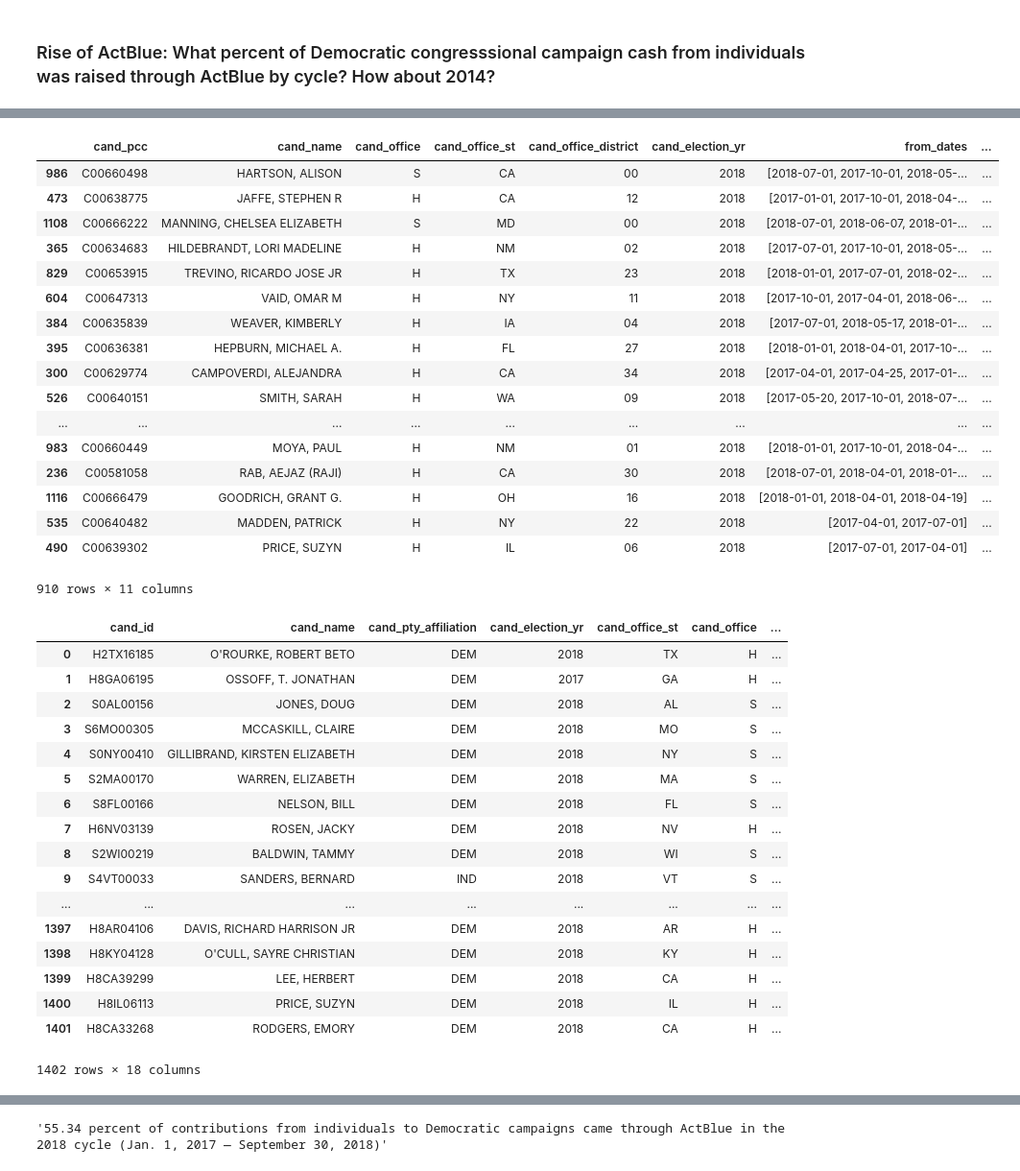
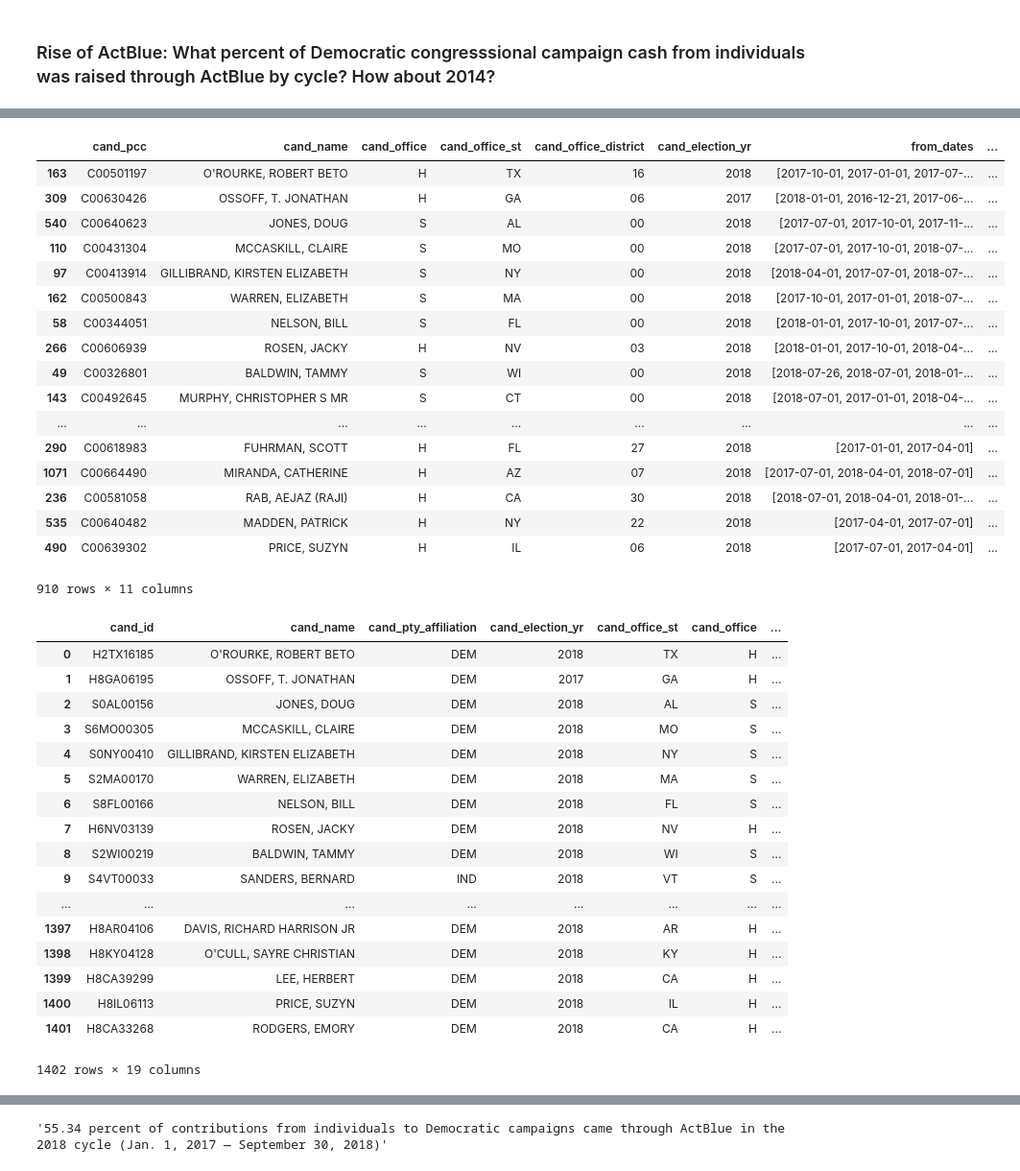
Before and after one commit to PublicI/actblue-analysis, a Jupyter notebook: analysis.ipynb, the cells around one changed output, grey strips where cells are left out. Shown at 96% size. Cells and saved outputs as stored; diff of their text form; code cells hidden in the pictures.

```diff
--- a/analysis.ipynb
+++ b/analysis.ipynb
@@ -775,23 +775,23 @@ actblue_proportion_amount[(actblue_proportion_amount['percent'] > 1) & (actblue_
 | 8 | C00213512 | PELOSI, NANCY | H | CA | 12 | 2018 | [2018-01-01, 2018-04-01, 2017-10-... | ... |
 | 977 | C00660340 | ALU CAMPAGNA, SHERYL FRANCYS | H | HI | 02 | 2018 | [2018-01-01, 2018-07-01, 2018-07-... | ... |
 # %%
-actblue_proportion_amount[(~actblue_proportion_amount['percent'].isna()) & (actblue_proportion_amount['percent'] <= 1) & (actblue_proportion_amount['committee_total'] > 20000)].sort_values(by=['percent'],ascending=False)
+actblue_proportion_amount[(~actblue_proportion_amount['percent'].isna()) & (actblue_proportion_amount['percent'] <= 1) & (actblue_proportion_amount['committee_total'] > 20000)].sort_values(by=['actblue_total'],ascending=False)
 # %% [output]
 |  | cand_pcc | cand_name | cand_office | cand_office_st | cand_office_district | cand_election_yr | from_dates | ... |
-| 986 | C00660498 | HARTSON, ALISON | S | CA | 00 | 2018 | [2018-07-01, 2017-10-01, 2018-05-... | ... |
-| 473 | C00638775 | JAFFE, STEPHEN R | H | CA | 12 | 2018 | [2017-01-01, 2017-10-01, 2018-04-... | ... |
-| 1108 | C00666222 | MANNING, CHELSEA ELIZABETH | S | MD | 00 | 2018 | [2018-07-01, 2018-06-07, 2018-01-... | ... |
-| 365 | C00634683 | HILDEBRANDT, LORI MADELINE | H | NM | 02 | 2018 | [2017-07-01, 2017-10-01, 2018-05-... | ... |
-| 829 | C00653915 | TREVINO, RICARDO JOSE JR | H | TX | 23 | 2018 | [2018-01-01, 2017-07-01, 2018-02-... | ... |
-| 604 | C00647313 | VAID, OMAR M | H | NY | 11 | 2018 | [2017-10-01, 2017-04-01, 2018-06-... | ... |
-| 384 | C00635839 | WEAVER, KIMBERLY | H | IA | 04 | 2018 | [2017-07-01, 2018-05-17, 2018-01-... | ... |
-| 395 | C00636381 | HEPBURN, MICHAEL A. | H | FL | 27 | 2018 | [2018-01-01, 2018-04-01, 2017-10-... | ... |
-| 300 | C00629774 | CAMPOVERDI, ALEJANDRA | H | CA | 34 | 2018 | [2017-04-01, 2017-04-25, 2017-01-... | ... |
-| 526 | C00640151 | SMITH, SARAH | H | WA | 09 | 2018 | [2017-05-20, 2017-10-01, 2018-07-... | ... |
+| 163 | C00501197 | O'ROURKE, ROBERT BETO | H | TX | 16 | 2018 | [2017-10-01, 2017-01-01, 2017-07-... | ... |
+| 309 | C00630426 | OSSOFF, T. JONATHAN | H | GA | 06 | 2017 | [2018-01-01, 2016-12-21, 2017-06-... | ... |
+| 540 | C00640623 | JONES, DOUG | S | AL | 00 | 2018 | [2017-07-01, 2017-10-01, 2017-11-... | ... |
+| 110 | C00431304 | MCCASKILL, CLAIRE | S | MO | 00 | 2018 | [2017-07-01, 2017-10-01, 2018-07-... | ... |
+| 97 | C00413914 | GILLIBRAND, KIRSTEN ELIZABETH | S | NY | 00 | 2018 | [2018-04-01, 2017-07-01, 2018-07-... | ... |
+| 162 | C00500843 | WARREN, ELIZABETH | S | MA | 00 | 2018 | [2017-10-01, 2017-01-01, 2018-07-... | ... |
+| 58 | C00344051 | NELSON, BILL | S | FL | 00 | 2018 | [2018-01-01, 2017-10-01, 2017-07-... | ... |
+| 266 | C00606939 | ROSEN, JACKY | H | NV | 03 | 2018 | [2018-01-01, 2017-10-01, 2018-04-... | ... |
+| 49 | C00326801 | BALDWIN, TAMMY | S | WI | 00 | 2018 | [2018-07-26, 2018-07-01, 2018-01-... | ... |
+| 143 | C00492645 | MURPHY, CHRISTOPHER S MR | S | CT | 00 | 2018 | [2018-07-01, 2017-01-01, 2018-04-... | ... |
 | ... | ... | ... | ... | ... | ... | ... | ... | ... |
-| 983 | C00660449 | MOYA, PAUL | H | NM | 01 | 2018 | [2018-01-01, 2017-10-01, 2018-04-... | ... |
+| 290 | C00618983 | FUHRMAN, SCOTT | H | FL | 27 | 2018 | [2017-01-01, 2017-04-01] | ... |
+| 1071 | C00664490 | MIRANDA, CATHERINE | H | AZ | 07 | 2018 | [2017-07-01, 2018-04-01, 2018-07-01] | ... |
 | 236 | C00581058 | RAB, AEJAZ (RAJI) | H | CA | 30 | 2018 | [2018-07-01, 2018-04-01, 2018-01-... | ... |
-| 1116 | C00666479 | GOODRICH, GRANT G. | H | OH | 16 | 2018 | [2018-01-01, 2018-04-01, 2018-04-19] | ... |
 | 535 | C00640482 | MADDEN, PATRICK | H | NY | 22 | 2018 | [2017-04-01, 2017-07-01] | ... |
 | 490 | C00639302 | PRICE, SUZYN | H | IL | 06 | 2018 | [2017-07-01, 2017-04-01] | ... |
 910 rows × 11 columns
@@ -810,6 +812,7 @@ actblue_cand_totals = read_or_save(
            totals.*
     FROM
       (SELECT cand_id,
+              sum(CASE WHEN contributor_state != coalesce(beneficiary_candidate_state,cand_office_st) THEN contribution_amount ELSE 0 END) as out_of_state,
               sum(contribution_amount) AS SUM,
               count(*) AS COUNT
        FROM actblue_contribs
@@ -841,4 +844,4 @@ actblue_cand_totals
 | 1399 | H8CA39299 | LEE, HERBERT | DEM | 2018 | CA | H | ... |
 | 1400 | H8IL06113 | PRICE, SUZYN | DEM | 2018 | IL | H | ... |
 | 1401 | H8CA33268 | RODGERS, EMORY | DEM | 2018 | CA | H | ... |
-1402 rows × 18 columns
+1402 rows × 19 columns
```
Also changed, not shown: parts of 5 cells of this notebook, 4 other files.
